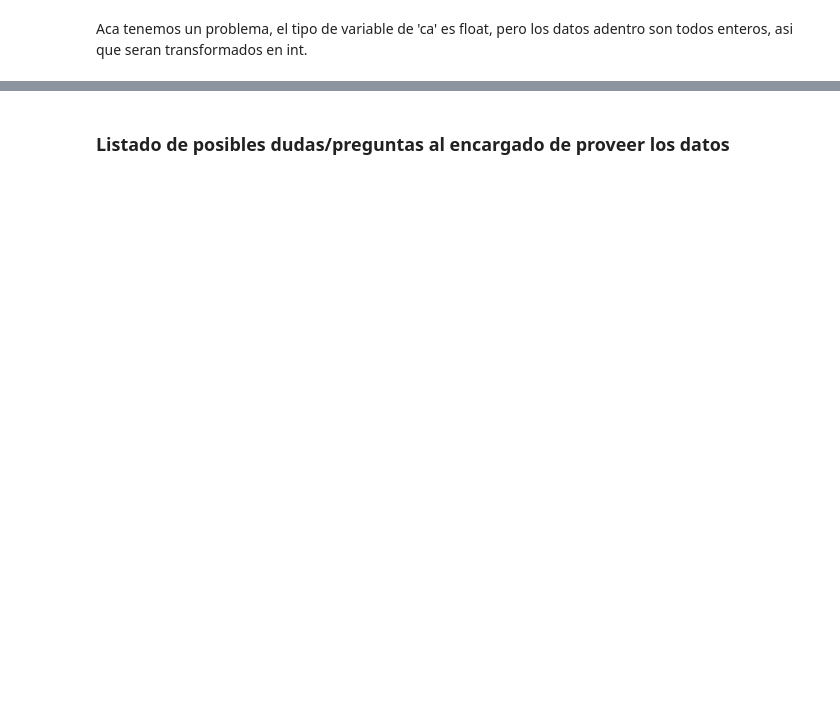
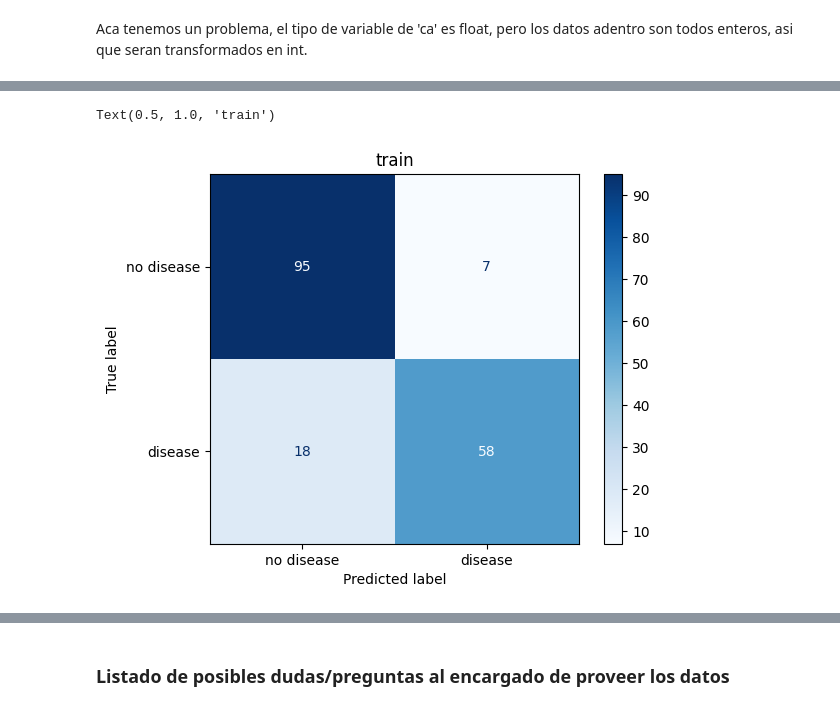
Before and after one commit to IgnacioLopez04/TP_ML_Bellotti_Lopez_Trinchieri, a Jupyter notebook: TP1_ML.ipynb, the cells around one changed output, grey strips where cells are left out. Saved outputs shown, nothing was run; the diff lists cells and outputs as text; code cells hidden in the pictures; blank space fills up the shorter version.

Commit message:
Aplicacion de KNN y regresion logistica

```diff
--- a/TP1_ML.ipynb
+++ b/TP1_ML.ipynb
@@ -170,0 +362,7 @@ subset.ca.value_counts().plot.bar()
+# %%
+from sklearn.model_selection import train_test_split
+
+train, not_train = train_test_split(subset, test_size=0.4, random_state=42)
+validation, test = train_test_split(not_train, test_size=0.5, random_state=42)
+
+train.shape, validation.shape, test.shape
@@ -170,0 +534,4 @@ subset.ca.value_counts().plot.bar()
+# %%
+subset['diagnosis'] = subset['diagnosis'].apply(lambda x: 1 if x > 1 else x)
+
+subset.diagnosis
@@ -170,0 +553,3 @@ subset.ca.value_counts().plot.bar()
+# %%
+train, not_train = train_test_split(subset, test_size=0.4, random_state=42)
+validation, test = train_test_split(not_train, test_size=0.5, random_state=42)
@@ -170,0 +558,12 @@ subset.ca.value_counts().plot.bar()
+# %%
+pipeLR = Pipeline([
+    ('mapper', mapper),
+    ('classifier', LogisticRegression(random_state=42))
+])
+# Lo entrenamos con train
+pipeLR.fit(train, train.diagnosis)
+
+y_predLR_train = pipeLR.predict(train)
+y_predLR_validation = pipeLR.predict(validation)
+
+y_predLR_validation
@@ -170,0 +588,9 @@ subset.ca.value_counts().plot.bar()
+# %%
+cm = metrics.confusion_matrix(train.diagnosis, y_predLR_train)
+cm_plot = metrics.ConfusionMatrixDisplay(confusion_matrix=cm,
+                                        display_labels=['no disease', 'disease'])
+cm_plot.plot(cmap="Blues")
+cm_plot.ax_.set_title('train')
+# %% [output]
+Text(0.5, 1.0, 'train')
+[figure, added]
```
Also changed, not shown: parts of 62 cells of this notebook.
